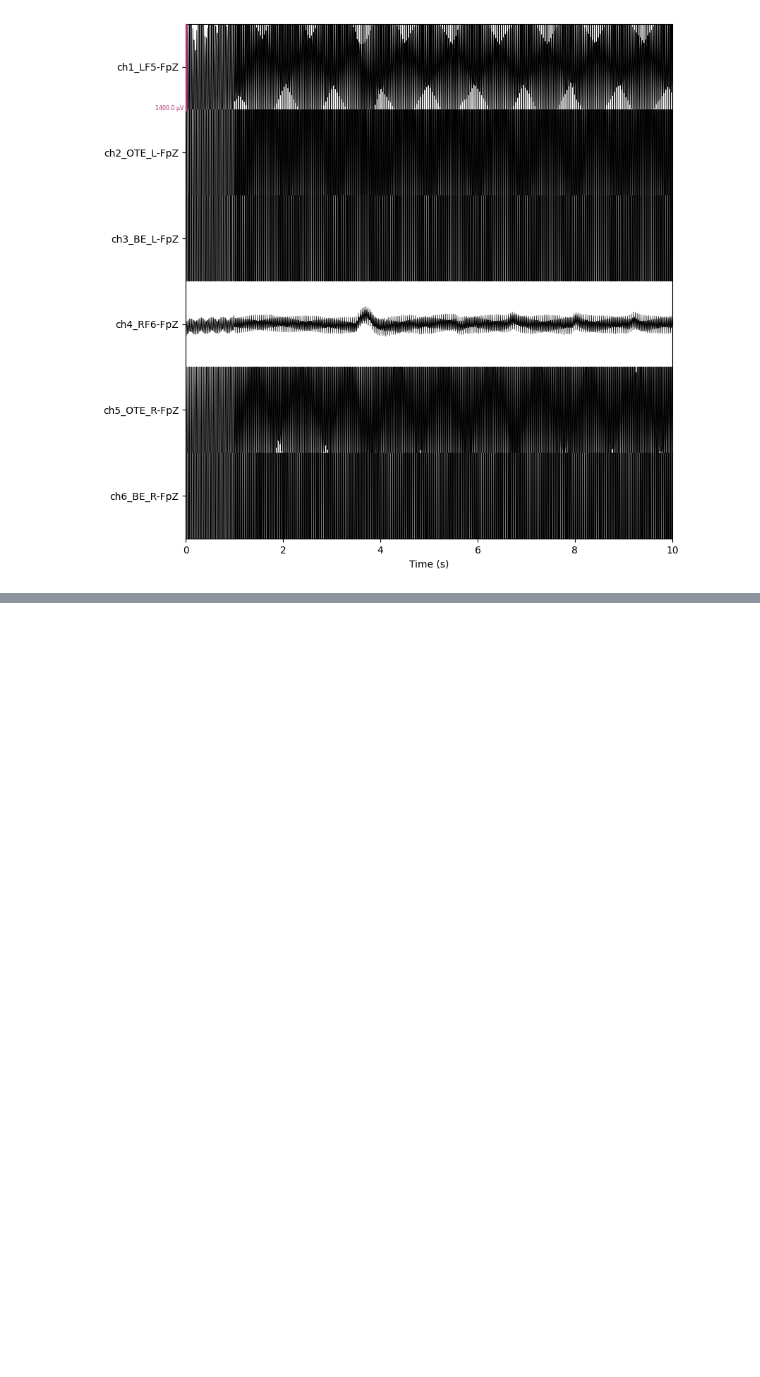
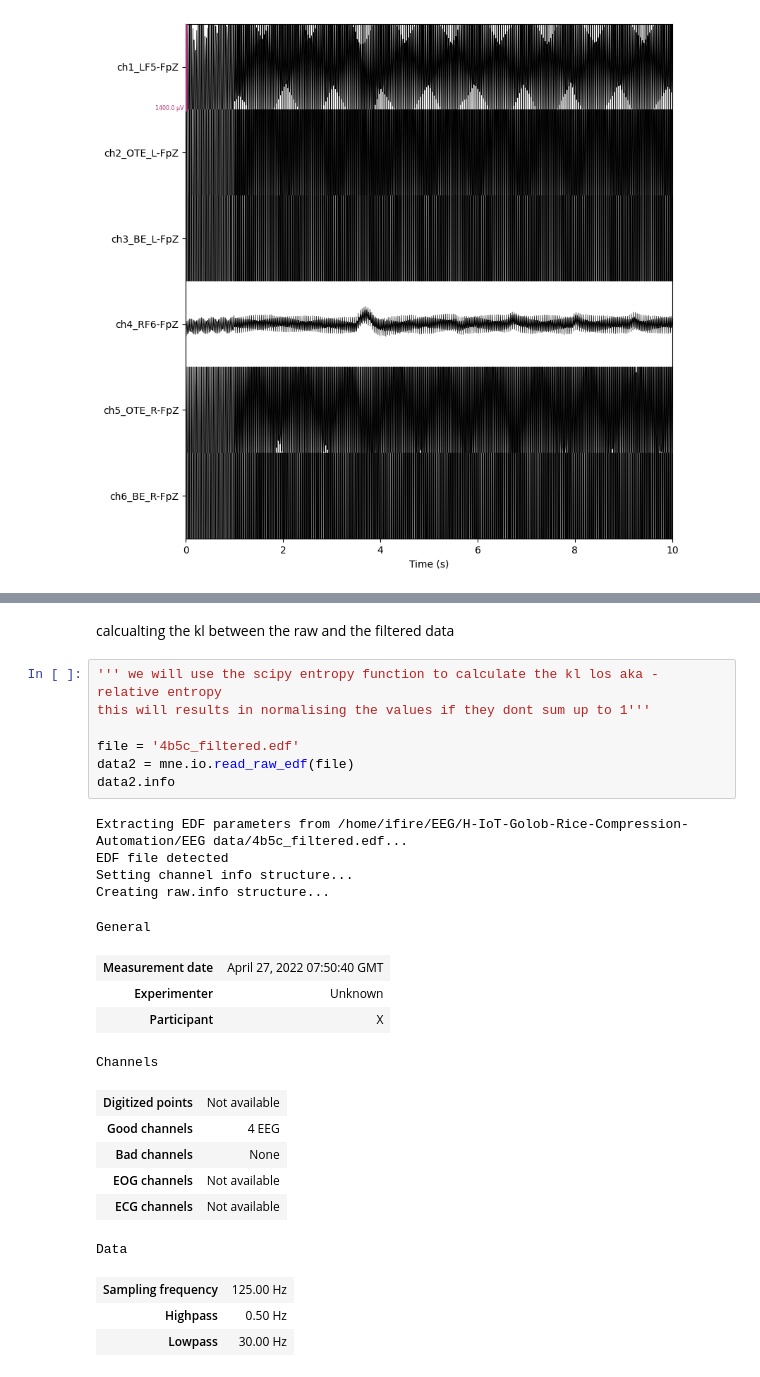
Before and after one commit to SenuraHansaja/H-IoT-Golob-Rice-Compression-Automation, a Jupyter notebook: EEG data/KL_div.ipynb, the cells around one changed output, grey strips where cells are left out. Drawn from its saved outputs; the diff is of its cells as text; blank space fills up the shorter version.

```diff
--- a/EEG data/KL_div.ipynb
+++ b/EEG data/KL_div.ipynb
@@ -84,0 +82,28 @@ Butterworth lowpass zero-phase (two-pass forward and reverse) non-causal filter:
+# %% [markdown]
+calcualting the kl between the raw and the filtered data
+# %%
+''' we will use the scipy entropy function to calculate the kl los aka - relative entropy
+this will results in normalising the values if they dont sum up to 1'''
+
+file = '4b5c_filtered.edf'
+data2 = mne.io.read_raw_edf(file)
+data2.info
+# %% [output]
+Extracting EDF parameters from /home/ifire/EEG/H-IoT-Golob-Rice-Compression-Automation/EEG data/4b5c_filtered.edf...
+EDF file detected
+Setting channel info structure...
+Creating raw.info structure...
+General
+| Measurement date | April 27, 2022 07:50:40 GMT |
+| Experimenter | Unknown |
+| Participant | X |
+Channels
+| Digitized points | Not available |
+| Good channels | 4 EEG |
+| Bad channels | None |
+| EOG channels | Not available |
+| ECG channels | Not available |
+Data
+| Sampling frequency | 125.00 Hz |
+| Highpass | 0.50 Hz |
+| Lowpass | 30.00 Hz |
```
Also changed, not shown: parts of 11 cells of this notebook.
